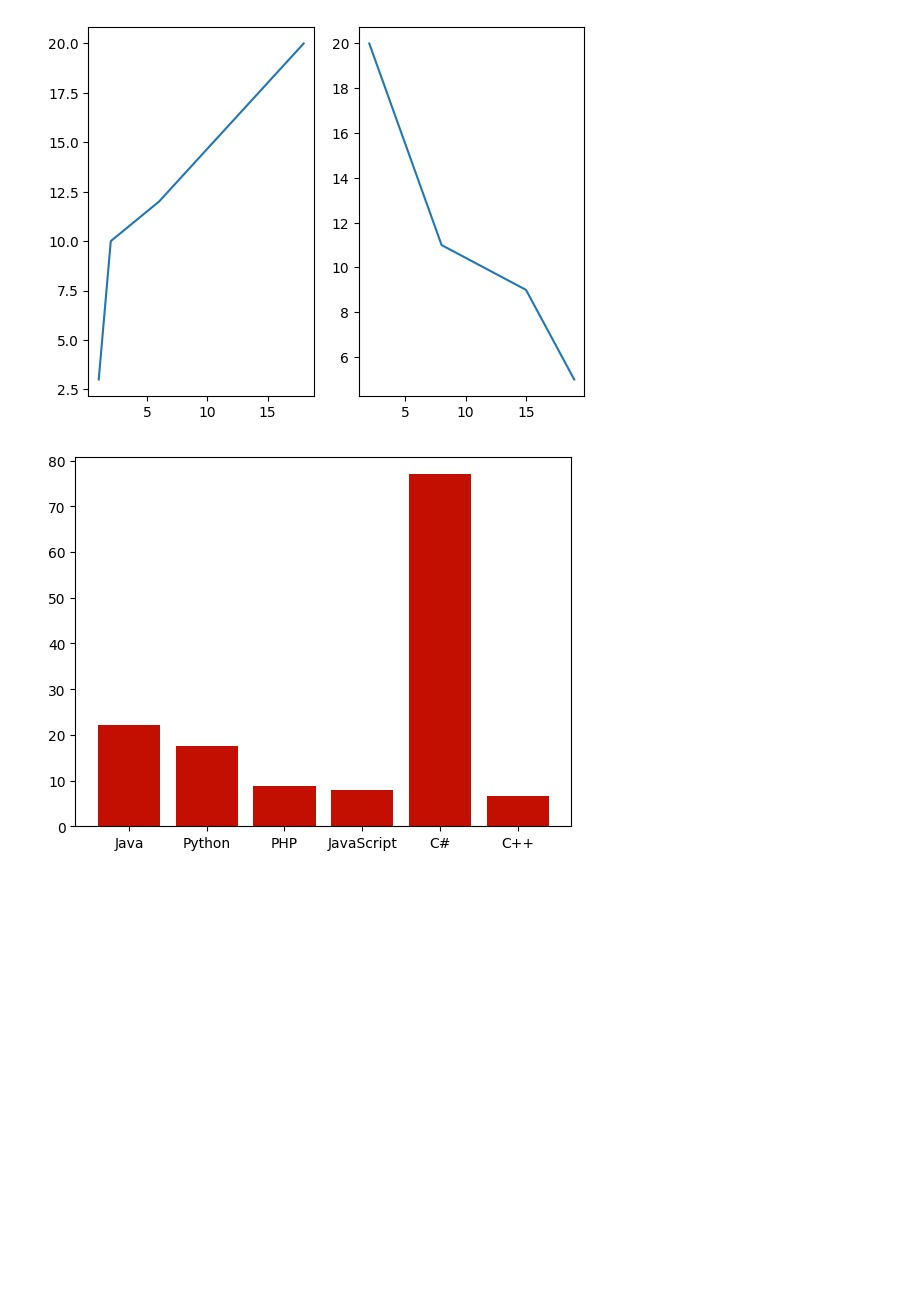
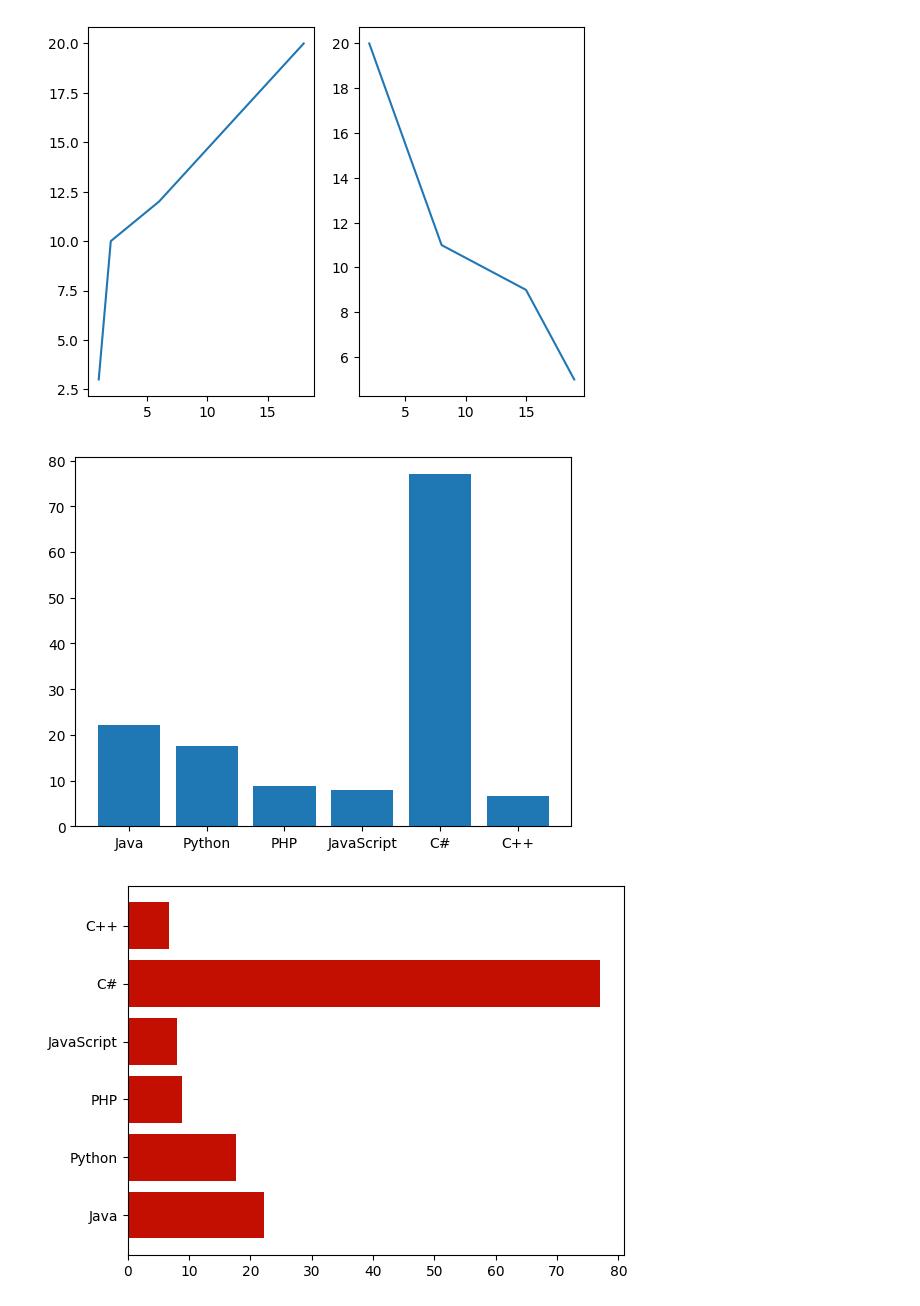
Before and after one commit to Hiranbaburaj/DataScience-Lab, a Jupyter notebook: Ex-3.ipynb, the cells around one changed output. Saved outputs shown, nothing was run; the diff lists cells and outputs as text; code cells hidden in the pictures; blank space fills up the shorter version.

```diff
--- a/Ex-3.ipynb
+++ b/Ex-3.ipynb
@@ -101,21 +102,34 @@ plt.show()
 # %%
 # 6. Consider the following data.
 
 # Programming languages: Java   Python  PHP  JavaScript C#  C++
 # Popularity             22.2   17.6    8.8  8          77  6.7
 
 # (i) Write a Python programming to display a bar chart of the popularity of programming Languages.
 
 # (ii) Write a Python programming to display a horizontal bar chart of the popularity of programming
 # Languages(Give Red colour to the bar chart).
 
 # (iii) Write a Python programming to display a bar chart of the popularity of programming Languages.
 # Use different color for each bar.
 
 x = np.array(["Java" ,  "Python" , "PHP" , "JavaScript" ,"C#" ,"C++"])
 y = np.array([22.2 ,  17.6 ,  8.8,  8 ,  77  ,6.7])
 
-plt.bar(x,y,color = "#c20f02")
+plt.bar(x,y)
 plt.show()
+
+plt.barh(x,y,color = "#c20f02")
+plt.show()
+
+bars = plt.bar(x,y)
+bars[0].set_color('#36e35f')
+bars[1].set_color('black')
+bars[2].set_color('red')
+bars[3].set_color('#e5eb3d')
+bars[4].set_color('#e35fcd')
+bars[5].set_color('#754646')
+plt.show()
 # %% [output]
-[figure, old version]
+[figure, new version]
+[figure, added]
```
Also changed, not shown: parts of 11 cells of this notebook.
